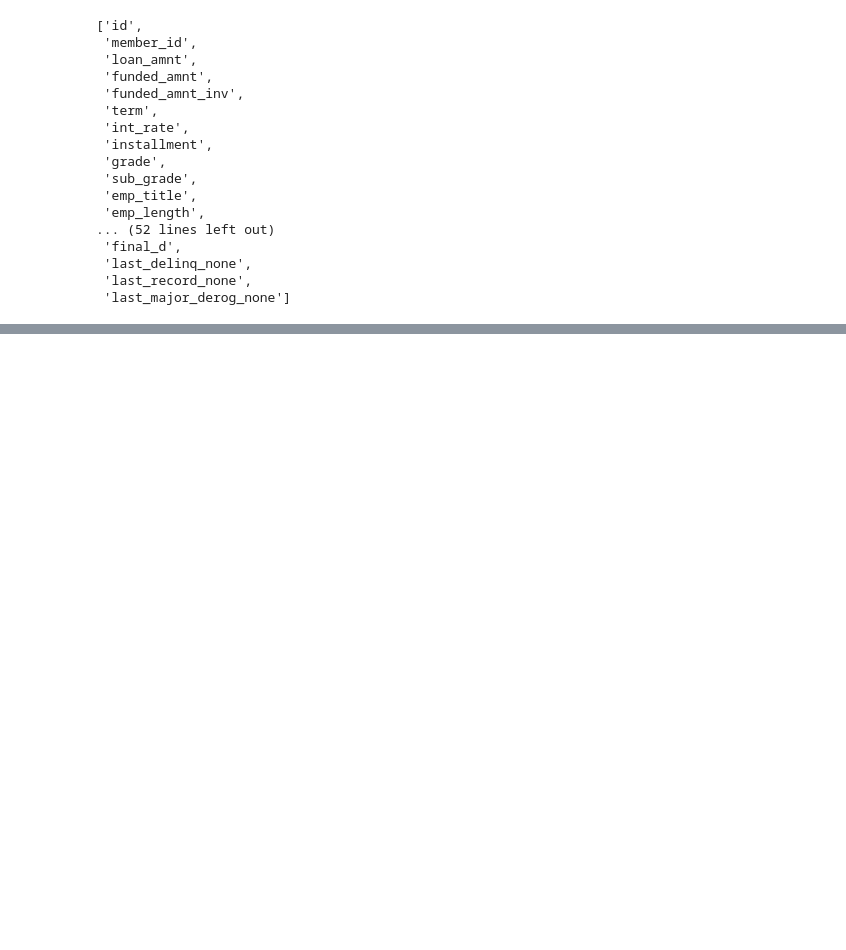
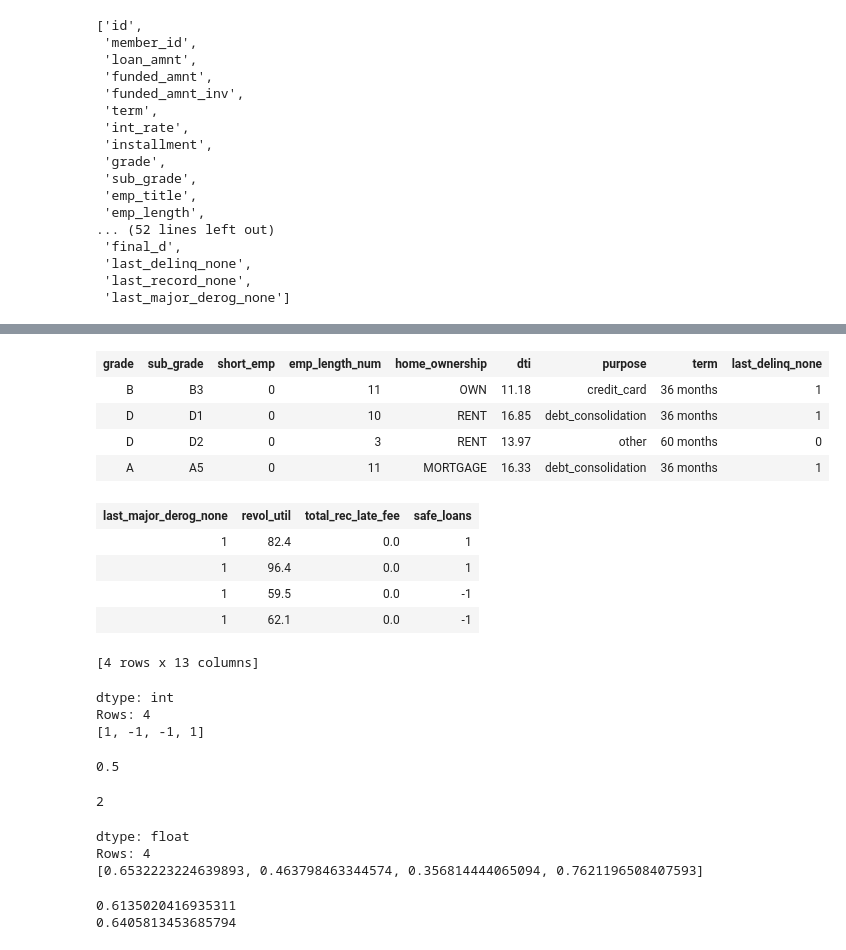
Before and after one commit to AkhilVinayakp/machine_Learning_Algorithms_python, a Jupyter notebook: classification/dicision_tree/safe_loan_classifier.ipynb, the cells around one changed output, grey strips where cells are left out. Saved outputs shown, nothing was run; the diff lists cells and outputs as text; code cells hidden in the pictures; blank space fills up the shorter version.

Commit message:
buiding decision tree

```diff
--- a/classification/dicision_tree/safe_loan_classifier.ipynb
+++ b/classification/dicision_tree/safe_loan_classifier.ipynb
@@ -139,0 +202,2 @@ Materializing SFrame
+# %%
+train_data, validation_data = loans_data.random_split(.8, seed=1)
@@ -139,0 +239,3 @@ Materializing SFrame
+# %%
+validation_safe_loans = validation_data[validation_data[target] == 1]
+validation_risky_loans = validation_data[validation_data[target] == -1]
@@ -139,0 +250,3 @@ Materializing SFrame
+# %%
+sample_validation_data_risky = validation_risky_loans[0:2]
+sample_validation_data_safe = validation_safe_loans[0:2]
@@ -139,0 +263,41 @@ Materializing SFrame
+# %%
+sample_validation_data = sample_validation_data_safe.append(sample_validation_data_risky)
+sample_validation_data
+# %% [output]
+| grade | sub_grade | short_emp | emp_length_num | home_ownership | dti | purpose | term | last_delinq_none |
+| B | B3 | 0 | 11 | OWN | 11.18 | credit_card | 36 months | 1 |
+| D | D1 | 0 | 10 | RENT | 16.85 | debt_consolidation | 36 months | 1 |
+| D | D2 | 0 | 3 | RENT | 13.97 | other | 60 months | 0 |
+| A | A5 | 0 | 11 | MORTGAGE | 16.33 | debt_consolidation | 36 months | 1 |
+| last_major_derog_none | revol_util | total_rec_late_fee | safe_loans |
+| 1 | 82.4 | 0.0 | 1 |
+| 1 | 96.4 | 0.0 | 1 |
+| 1 | 59.5 | 0.0 | -1 |
+| 1 | 62.1 | 0.0 | -1 |
+[4 rows x 13 columns]
+# %%
+decision_tree_model.predict(sample_validation_data)
+# %% [output]
+dtype: int
+Rows: 4
+[1, -1, -1, 1]
+# %%
+(sample_validation_data['safe_loans'] == decision_tree_model.predict(sample_validation_data)).sum()/float(len(sample_validation_data))
+# %% [output]
+0.5
+# %%
+(sample_validation_data['safe_loans'] == decision_tree_model.predict(sample_validation_data)).sum()
+# %% [output]
+2
+# %%
+decision_tree_model.predict(sample_validation_data,output_type='probability')
+# %% [output]
+dtype: float
+Rows: 4
+[0.6532223224639893, 0.463798463344574, 0.356814444065094, 0.7621196508407593]
+# %%
+print(small_model.evaluate(train_data)['accuracy'])
+print(decision_tree_model.evaluate(train_data)['accuracy'])
+# %% [output]
+0.6135020416935311
+0.6405813453685794
```
Also changed, not shown: parts of 21 cells of this notebook.
